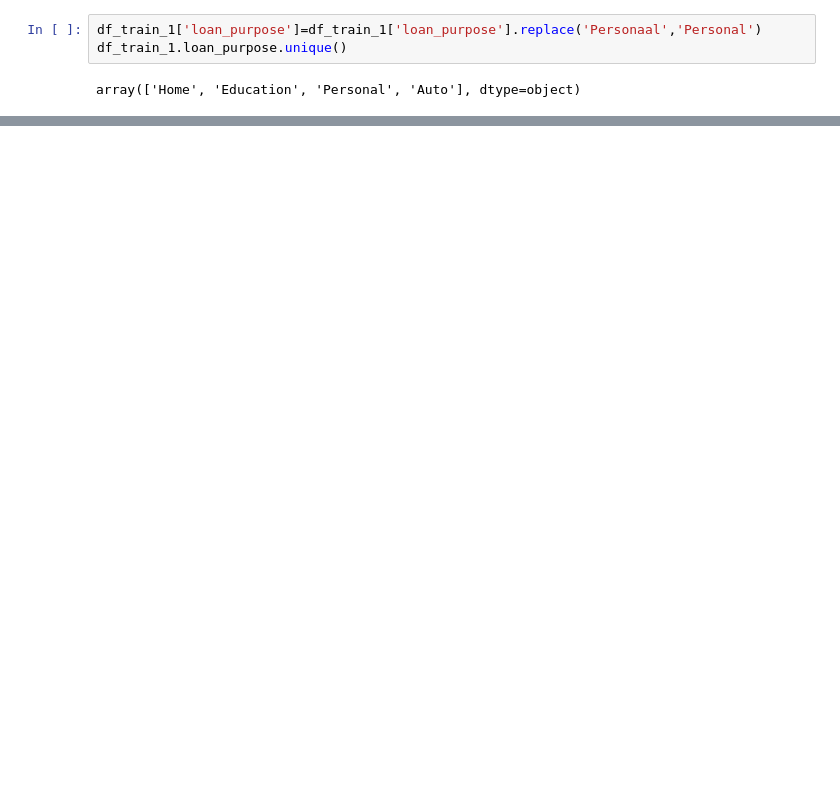
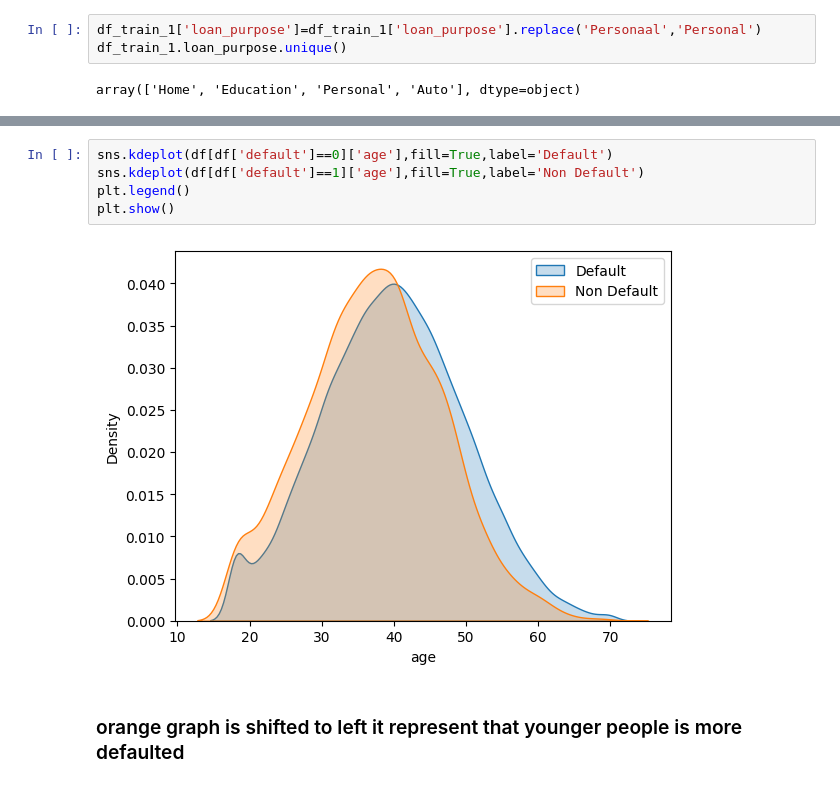
Before and after one commit to ayush-singhgit/Credit_risk_score, a Jupyter notebook: DataSet_processing.ipynb, the cells around one changed output, grey strips where cells are left out. Cells and saved outputs as stored; diff of their text form; blank space fills up the shorter version.

```diff
--- a/DataSet_processing.ipynb
+++ b/DataSet_processing.ipynb
@@ -567,0 +599,9 @@ array(['Home', 'Education', 'Personal', 'Auto'], dtype=object)
+# %%
+sns.kdeplot(df[df['default']==0]['age'],fill=True,label='Default')
+sns.kdeplot(df[df['default']==1]['age'],fill=True,label='Non Default')
+plt.legend()
+plt.show()
+# %% [output]
+[figure, added]
+# %% [markdown]
+### orange graph is shifted to left it represent that younger people is more defaulted
```
Also changed, not shown: parts of 19 cells of this notebook.
